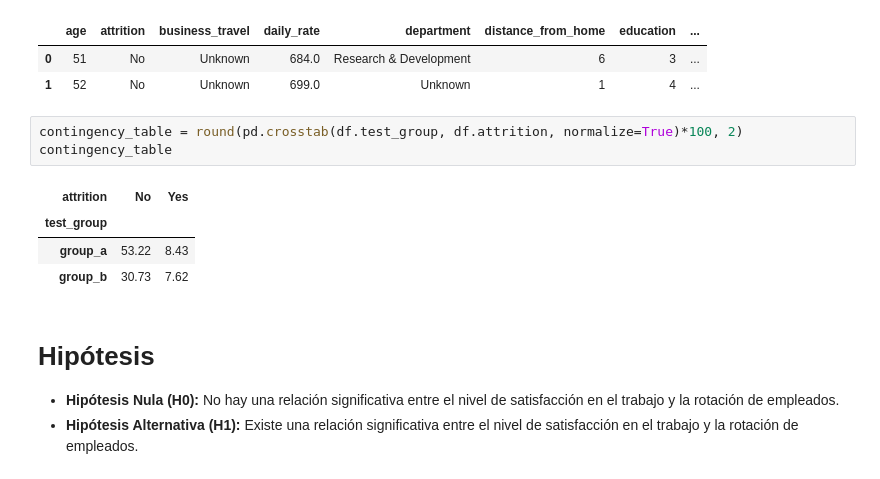
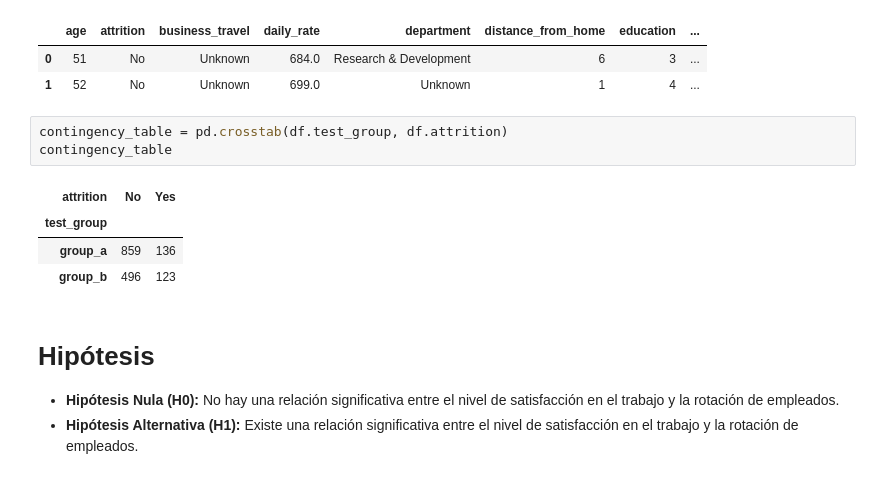
Before and after one commit to carla-caracola/people_analytics, a Jupyter notebook: jupyter_notebooks/ab_testing.ipynb, the cells around one changed output. Drawn from its saved outputs; the diff is of its cells as text.

```diff
--- a/jupyter_notebooks/ab_testing.ipynb
+++ b/jupyter_notebooks/ab_testing.ipynb
@@ -74,13 +75,13 @@ df.head(2)
 | 0 | 51 | No | Unknown | 684.0 | Research & Development | 6 | 3 | ... |
 | 1 | 52 | No | Unknown | 699.0 | Unknown | 1 | 4 | ... |
 # %%
-contingency_table = round(pd.crosstab(df.test_group, df.attrition, normalize=True)*100, 2)
+contingency_table = pd.crosstab(df.test_group, df.attrition)
 contingency_table
 # %% [output]
 | attrition | No | Yes |
 | test_group |  |  |
-| group_a | 53.22 | 8.43 |
-| group_b | 30.73 | 7.62 |
+| group_a | 859 | 136 |
+| group_b | 496 | 123 |
 # %% [markdown]
 # Hipótesis
 
```
Also changed, not shown: parts of 46 cells of this notebook, 1 other file.
